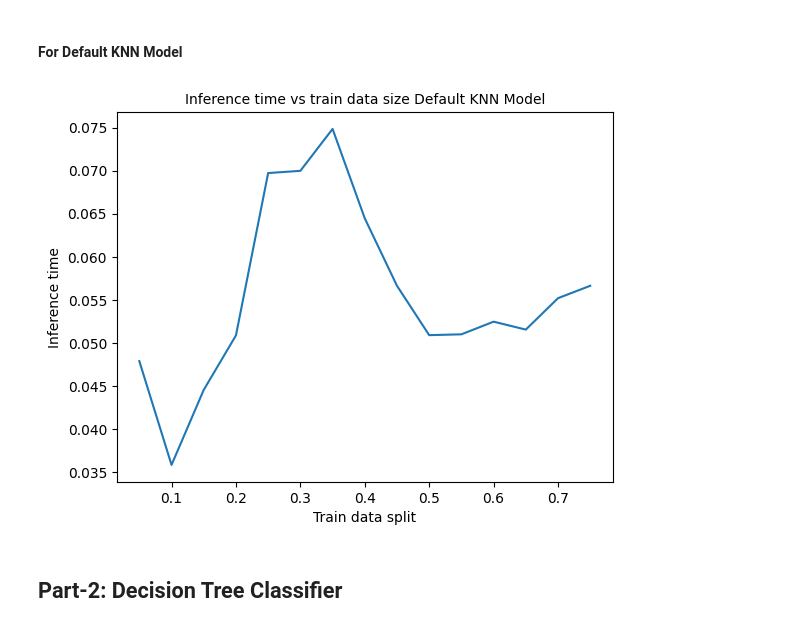
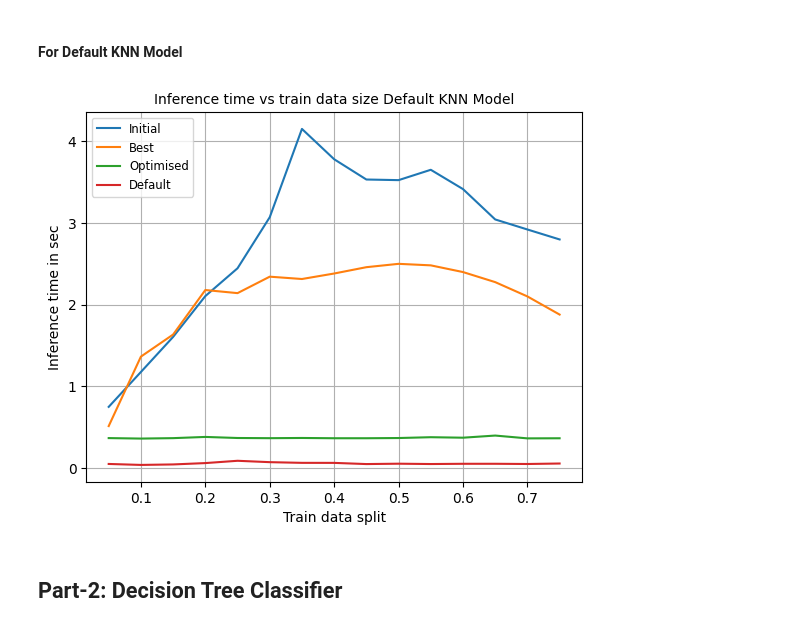
Before and after one commit to chnaveenin/DecisionTree_KNN, a Jupyter notebook: task.ipynb, the cells around one changed output. Drawn from its saved outputs; the diff is of its cells as text; code cells hidden in the pictures.

```diff
--- a/task.ipynb
+++ b/task.ipynb
@@ -400,7 +384,7 @@ plt.show()
 #### For Optimised Model
 # %%
 test_data_size = 0.05
-times = []
+optimised_model_times = []
 data_split = []
 while test_data_size <= 0.8:
   data_split.append(test_data_size)
@@ -412,11 +396,5 @@ while test_data_size <= 0.8:
   X_train, X_test, Y_train, Y_test = train_test_split(knn.encoder['X'], knn.encoder['Y'], test_size=0.2, random_state=42)
   knn.fit(X_train, Y_train)
   metrics = knn.evaluate(X_test, Y_test)
-  times.append(time.time() - start_time)
+  optimised_model_times.append(time.time() - start_time)
   test_data_size += 0.05
-
-plt.plot(data_split, times)
-plt.xlabel('Train data split', fontsize=10)
-plt.ylabel('Inference time', fontsize=10)
-plt.title('Inference time vs train data size Optimised KNN Model', fontsize=10)
-plt.show()
@@ -426,7 +402,7 @@ plt.show()
 #### For Default KNN Model
 # %%
 test_data_size = 0.05
-times = []
+default_model_times = []
 data_split = []
 while test_data_size <= 0.8:
   data_split.append(test_data_size)
@@ -449,19 +425,24 @@ while test_data_size <= 0.8:
   y_pred = knn_classifier.predict(X_test)
 
   accuracy = accuracy_score(y_test, y_pred)
-  precision = precision_score(y_test, y_pred, average='weighted', zero_division=0)
-  recall = recall_score(y_test, y_pred, average='weighted', zero_division=0)
-  f1 = f1_score(y_test, y_pred, average='weighted', zero_division=0)
-  times.append(time.time() - start_time)
+  precision = precision_score(y_test, y_pred, average='micro', zero_division=0)
+  recall = recall_score(y_test, y_pred, average='micro', zero_division=0)
+  f1 = f1_score(y_test, y_pred, average='micro', zero_division=0)
+  default_model_times.append(time.time() - start_time)
   test_data_size += 0.05
-
-plt.plot(data_split, times)
-plt.xlabel('Train data split', fontsize=10)
-plt.ylabel('Inference time', fontsize=10)
-plt.title('Inference time vs train data size Default KNN Model', fontsize=10)
-plt.show()
-# %% [output]
-[figure, removed]
+# %%
+plt.plot(data_split, initial_model_times, label='Initial')
+plt.plot(data_split, best_model_times, label='Best')
+plt.plot(data_split, optimised_model_times, label='Optimised')
+plt.plot(data_split, default_model_times, label='Default')
+plt.xlabel('Train data split', fontsize=10)
+plt.ylabel('Inference time in sec', fontsize=10)
+plt.title('Inference time vs train data size Default KNN Model', fontsize=10)
+plt.legend(loc='upper left', fontsize='small')
+plt.grid(True)
+plt.show()
+# %% [output]
+[figure, added]
 # %% [markdown]
 ## Part-2: Decision Tree Classifier
 # %% [markdown]
```
Also changed, not shown: parts of 24 cells of this notebook.
